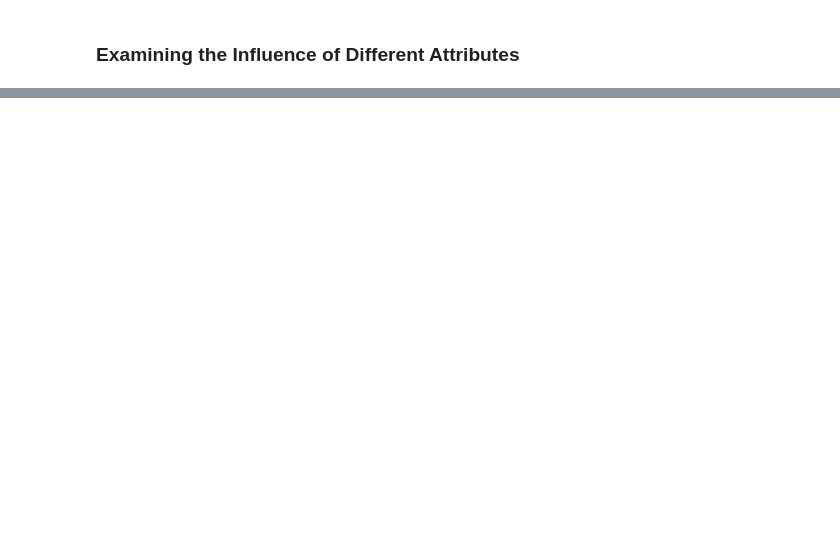
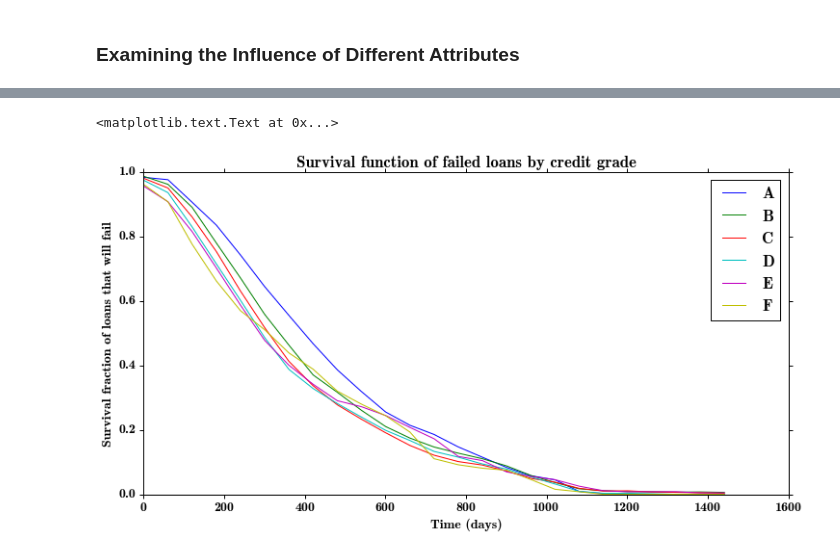
Before and after one commit to tianhuil/projects201409, a Jupyter notebook: isaac/analysis.ipynb, the cells around one changed output, grey strips where cells are left out. Saved outputs shown, nothing was run; the diff lists cells and outputs as text; code cells hidden in the pictures; blank space fills up the shorter version.

```diff
--- a/isaac/analysis.ipynb
+++ b/isaac/analysis.ipynb
@@ -148,13 +268,0 @@ Fitting 5 folds for each of 6 candidates, totalling 30 fits
-# %%
-df_test = select_data(datb, balance=True)
-X, y = featurize(df_test, reuse=True)
-
-pred = grid_search.best_estimator_.predict(X)
-df_test['predict'] = pred.astype(bool)
-# df.groupby('subgrade_code').apply(lambda x:
-#                                   (mean(~x.target & x.predict),
-#                                    mean(x.target & ~x.predict),
-#                                    len(x.index)))
-# df.groupby('subgrade_code').apply(lambda x:
-#                                   (x.target[x.predict].mean(),
-#                                    x.predict[x.target].mean()))
@@ -176,0 +316,24 @@ array([False,  True,  True, ...,  True, False, False], dtype=bool)
+# %%
+def parse_date(x): return pd.datetime.strptime(x, '%Y-%m-%d')
+accept = all_data.accept_d.apply(parse_date)
+last   = all_data.last_pymnt_d.fillna(all_data.accept_d).apply(parse_date)
+width  = ((last - accept) / timedelta64(1, 'D'))
+today  = pd.datetime.today()
+age    = ((today - accept) / timedelta64(1, 'D')).apply(round)
+# %%
+def doomed_survival(days, grd = 'A'):
+    return (sum(width[all_data.failed & (all_data.grade == grd)] > days) /
+            float(sum(age[all_data.failed & (all_data.grade == grd)] > days)))
+
+gcf().set_size_inches(12, 6)
+x = range(1, 365 * 4 + 1, 60)
+for grd in 'ABCDEF':
+    y = [doomed_survival(d, grd) for d in x]
+    plot(x, y)
+legend('ABCDEF')
+title('Survival function of failed loans by credit grade')
+xlabel('Time (days)')
+ylabel('Survival fraction of loans that will fail')
+# %% [output]
+<matplotlib.text.Text at 0x...>
+[figure, added]
```
Also changed, not shown: parts of 38 cells of this notebook, 3 other files.
